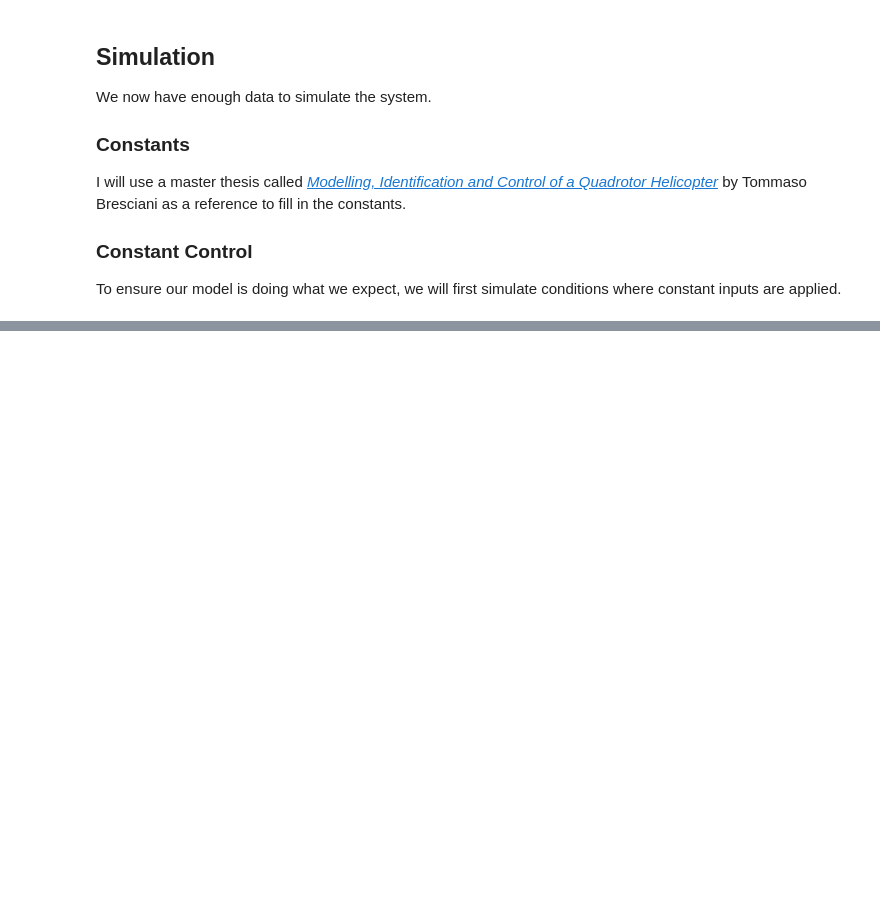
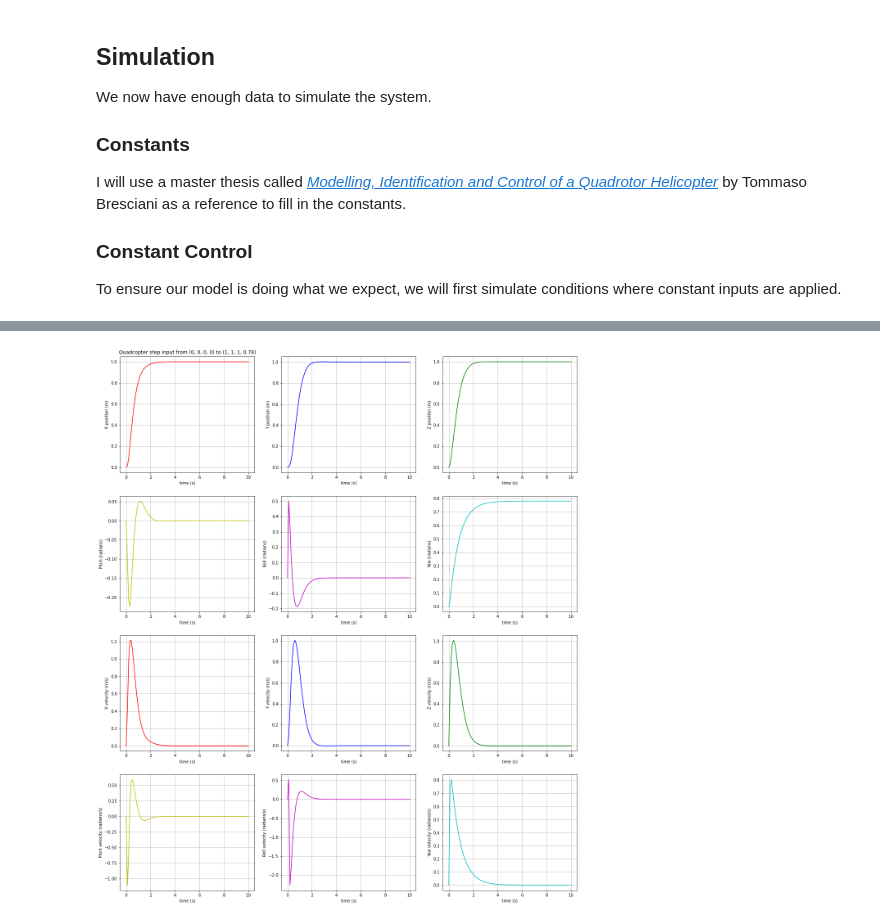
Before and after one commit to tristeng/control, a Jupyter notebook: notebooks/quadcopter-3d.ipynb, the cells around one changed output, grey strips where cells are left out. Saved outputs shown, nothing was run; the diff lists cells and outputs as text; code cells hidden in the pictures; blank space fills up the shorter version.

Commit message:
added in PD control and simulation to 3D quadcopter notebook and fixed some types in 2D quadcopter notebook.

```diff
--- a/notebooks/quadcopter-3d.ipynb
+++ b/notebooks/quadcopter-3d.ipynb
@@ -543,7 +544,6 @@ def plot_all(title, t, z):
     plt.plot(t, z.T[:,6], 'r')
     plt.xlabel('time (s)')
     plt.ylabel('X velocity (m/s)')
-    plt.title(title)
     plt.grid(True)
 
     plt.subplot(4, 3, 8)
@@ -657,0 +757,23 @@ We can now redefine our function to include PD control.
+# %%
+# x, y, z, yaw
+desired = (1, 1, 1, 0.78)
+
+# each tuple is a PD controller with the values as (P, D)
+# we need PD controllers for x, y, z, pitch, roll and yaw
+pd = [(3.5, 3.2), # x
+      (4.7, 4), # y
+      (7, 5), # z
+      (10, 0.5), # phi
+      (10, 0.5), # theta
+      (0.3, 0.25)] # psi
+
+args = (constants, desired, pd)
+sol = solve_ivp(quadcopter_pd, [0, 10], y0, args=args, dense_output=True)
+
+t = np.linspace(0, 10, 100)
+z = sol.sol(t)
+
+# we expect the quadcopter start moving and rotating, but yaw should be 0
+plot_all(f'Quadcopter step input from (0, 0, 0, 0) to {desired}', t, z)
+# %% [output]
+[figure, added]
```
Also changed, not shown: parts of 14 cells of this notebook, 1 other file.
